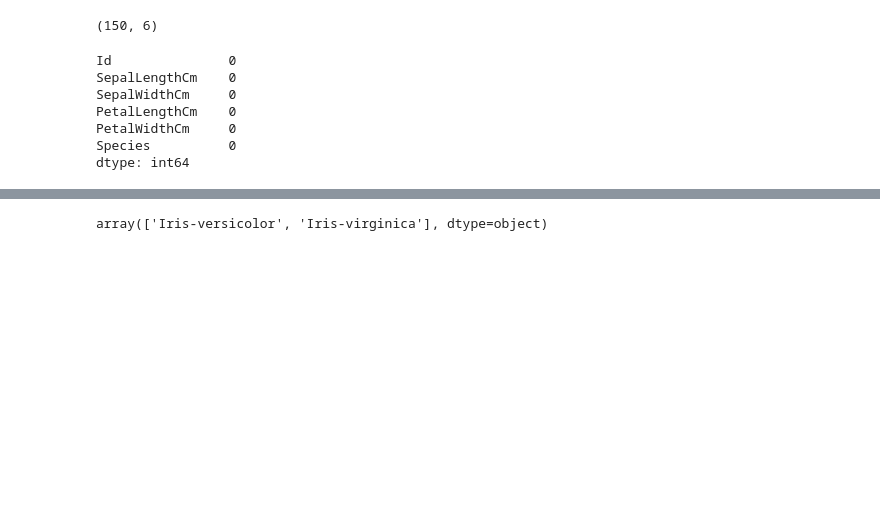
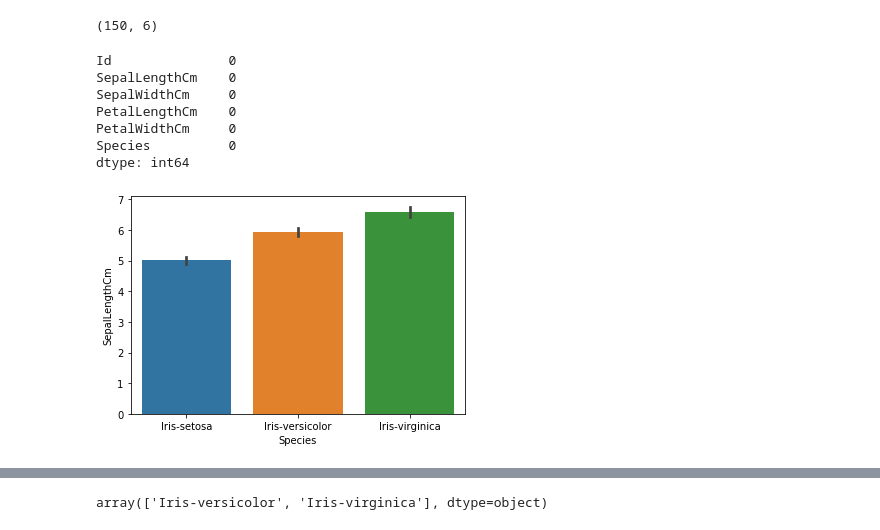
Before and after one commit to Andy-Nkumane/Iris_Species-Clustering, a Jupyter notebook: Iris_Species-Clustering.ipynb, the cells around one changed output, grey strips where cells are left out. Cells and saved outputs as stored; diff of their text form; code cells hidden in the pictures; blank space fills up the shorter version.

```diff
--- a/Iris_Species-Clustering.ipynb
+++ b/Iris_Species-Clustering.ipynb
@@ -27,3 +27,8 @@ PetalLengthCm    0
 PetalWidthCm     0
 Species          0
 dtype: int64
+# %%
+sns.barplot(x='Species', y='SepalLengthCm', data=iris)
+plt.show()
+# %% [output]
+[figure, added]
```
Also changed, not shown: parts of 20 cells of this notebook.
